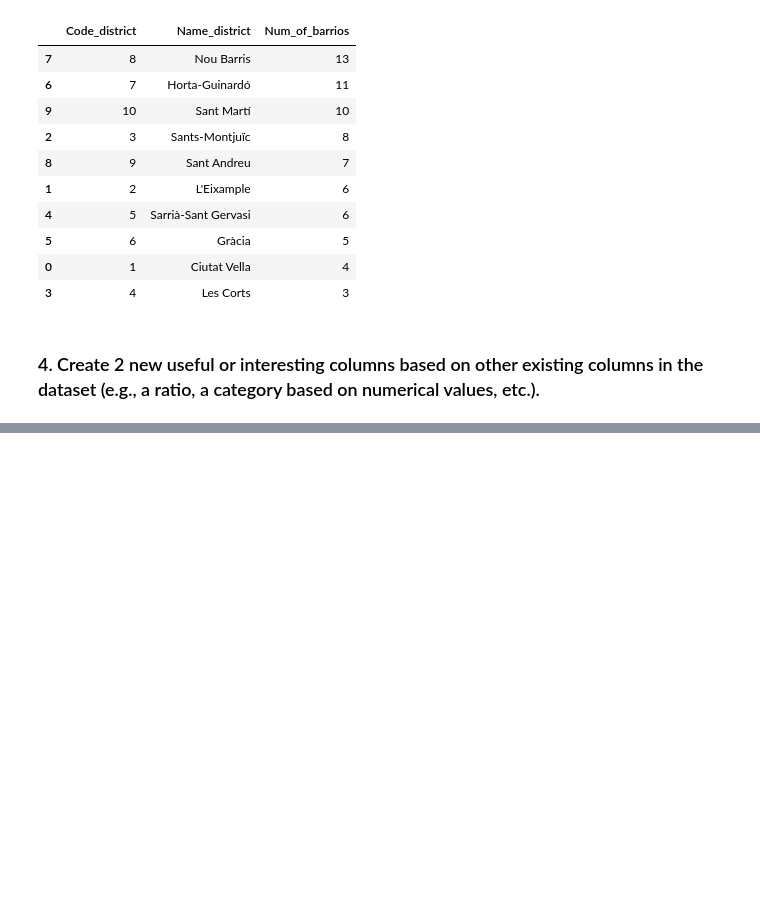
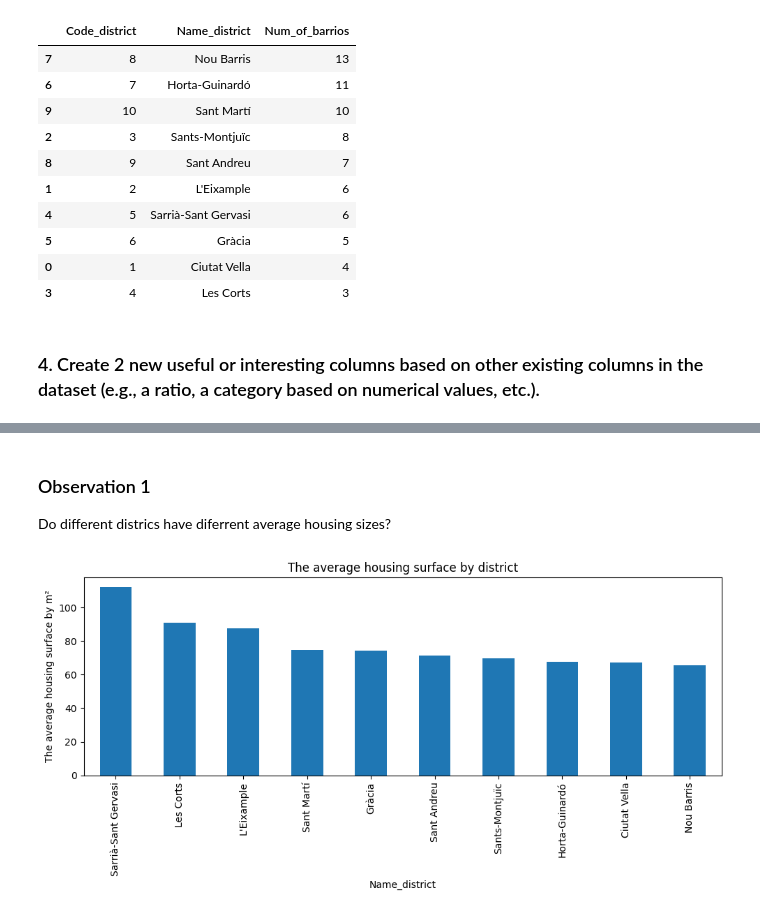
Before and after one commit to eae-elias-saif/ipld-assignment-3, a Jupyter notebook: analysis.ipynb, the cells around one changed output, grey strips where cells are left out. Saved outputs shown, nothing was run; the diff lists cells and outputs as text; code cells hidden in the pictures; blank space fills up the shorter version.

```diff
--- a/analysis.ipynb
+++ b/analysis.ipynb
@@ -118,0 +123,14 @@ barcelona_houses_2025_df[['Name_barrio', 'Sup_media_m2', 'Size_category', 'Is_ab
+# %% [markdown]
+### Observation 1
+Do different districs have diferrent average housing sizes?
+# %%
+district_avg = barcelona_houses_2025_df.groupby('Name_district')['Sup_media_m2'].mean().sort_values(ascending=False)
+
+plt.figure(figsize=(10, 5))
+district_avg.plot(kind="bar")
+plt.ylabel("The average housing surface by m²")
+plt.title("The average housing surface by district")
+plt.tight_layout()
+plt.show()
+# %% [output]
+[figure, added]
```
Also changed, not shown: parts of 14 cells of this notebook, 2 other files.
